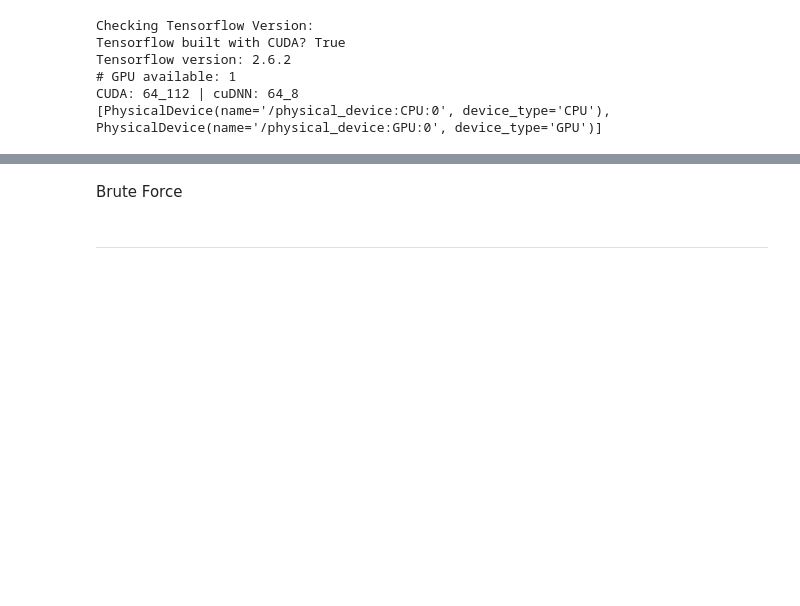
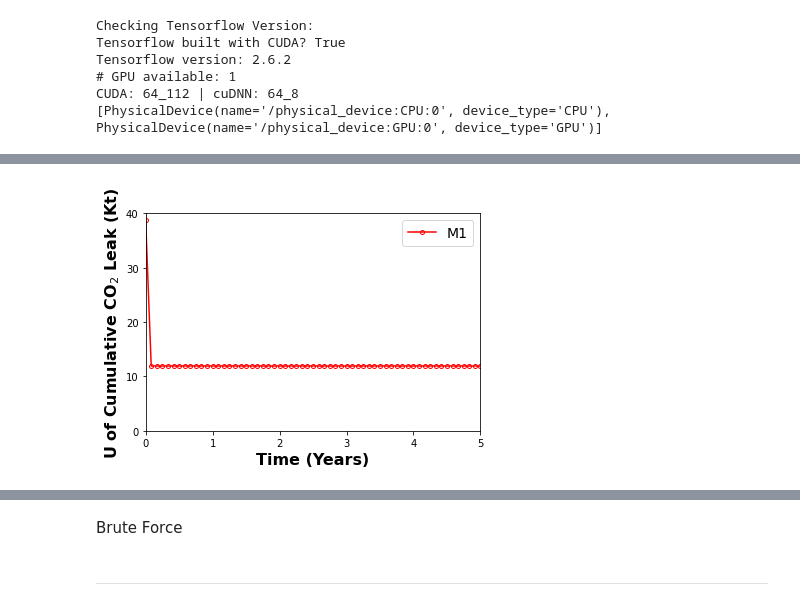
Before and after one commit to misaelmmorales/CO2-Monitor-Optim, a Jupyter notebook: Heterogeneous_2a_higherK/_misael_nb.ipynb, the cells around one changed output, grey strips where cells are left out. Cells and saved outputs as stored; diff of their text form; code cells hidden in the pictures; blank space fills up the shorter version.

```diff
--- a/Heterogeneous_2a_higherK/_misael_nb.ipynb
+++ b/Heterogeneous_2a_higherK/_misael_nb.ipynb
@@ -16,0 +134,16 @@ import matplotlib as mpl
+# %%
+plt.figure()
+plt.plot(np.array(p.time_point)/360,U,marker='o',markersize=4,markerfacecolor='none',color='red',label='M1')
+#plt.plot(np.array(time_point)/360,U_2,marker='^',markersize=4,markerfacecolor='none',color='blue',label='M2')
+#plt.plot(np.array(time_point)/360,U_4,marker='x',markersize=4,color='black',label='M1+M2')
+#plt.plot(np.array(time_point)/360,U_3,marker='+',markersize=5,color='green',label='M1+M2+M3')
+plt.xlabel('Time (Years)',fontsize=16,fontweight="bold")
+plt.ylabel('U of Cumulative CO$_2$ Leak (Kt)',fontsize=16,fontweight="bold")
+plt.rc('xtick',labelsize=14)
+plt.rc('ytick',labelsize=14)
+plt.xlim([0,p.Total_time/360])
+plt.ylim([0,40])
+plt.legend(loc='upper right',fontsize=14)
+plt.show()
+# %% [output]
+[figure, added]
```
Also changed, not shown: parts of 16 cells of this notebook, 4 other files.
